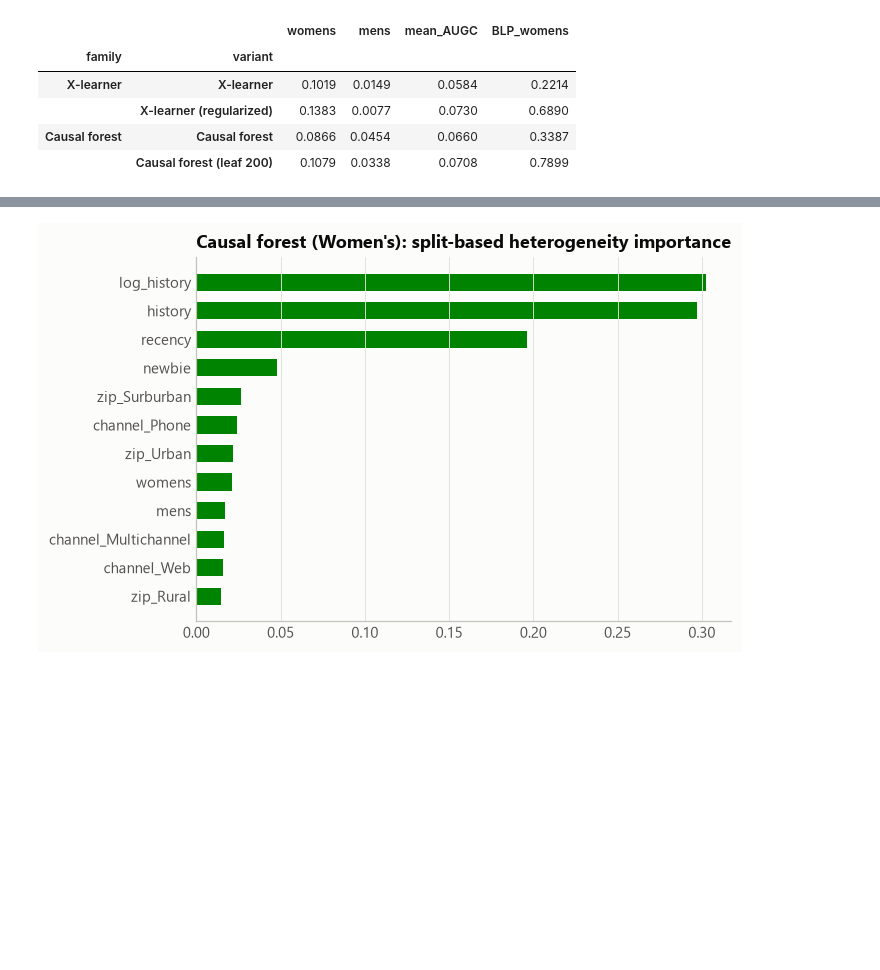
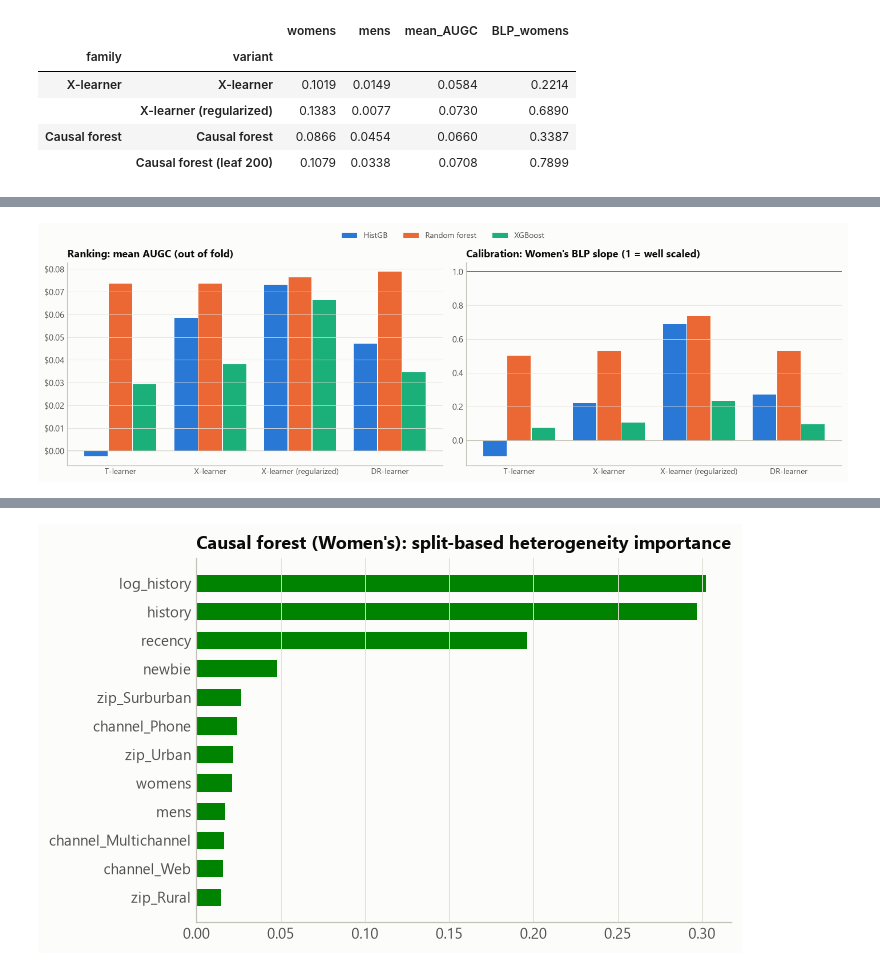
Before and after one commit to bharatxjain/Marketing-Incrementality-Uplift-Optimization, a Jupyter notebook: notebooks/03_advanced_uplift_models.ipynb, the cells around one changed output, grey strips where cells are left out. Saved outputs shown, nothing was run; the diff lists cells and outputs as text; code cells hidden in the pictures; blank space fills up the shorter version.

```diff
--- a/notebooks/03_advanced_uplift_models.ipynb
+++ b/notebooks/03_advanced_uplift_models.ipynb
@@ -396,0 +459,21 @@ pd.DataFrame(rows).set_index(["family", "variant"])
+# %%
+BASE_COLORS = {"HistGB": P.BLUE, "Random forest": P.ORANGE, "XGBoost": P.AQUA}
+fig, axes = plt.subplots(1, 2, figsize=(13, 3.9))
+fams = list(FAMILIES)
+w = 0.26
+for ax, (col, title, money) in zip(axes, [("mean AUGC", "Ranking: mean AUGC (out of fold)", False),
+                                          ("BLP womens", "Calibration: Women's BLP slope (1 = well scaled)", False)]):
+    for j, bname in enumerate(BASES):
+        vals = [base_cmp.loc[(f, bname), col] for f in fams]
+        ax.bar(np.arange(len(fams)) + (j - 1) * (w + 0.01), vals, width=w, color=BASE_COLORS[bname], label=bname)
+    ax.axhline(0, color=P.AXIS, lw=0.8)
+    if col.startswith("BLP"):
+        ax.axhline(1, color=P.INK_2, lw=1)
+    ax.set_xticks(range(len(fams)), fams, fontsize=9)
+    ax.set_title(title)
+    if col == "mean AUGC":
+        P.dollar(ax, "y", 2)
+fig.legend(*axes[0].get_legend_handles_labels(), loc="upper center", ncol=3, bbox_to_anchor=(0.5, 1.06))
+fig.tight_layout(); P.savefig(fig, "03_base_learner_comparison"); plt.show()
+# %% [output]
+[figure, added]
```
Also changed, not shown: parts of 7 cells of this notebook, 17 other files.
